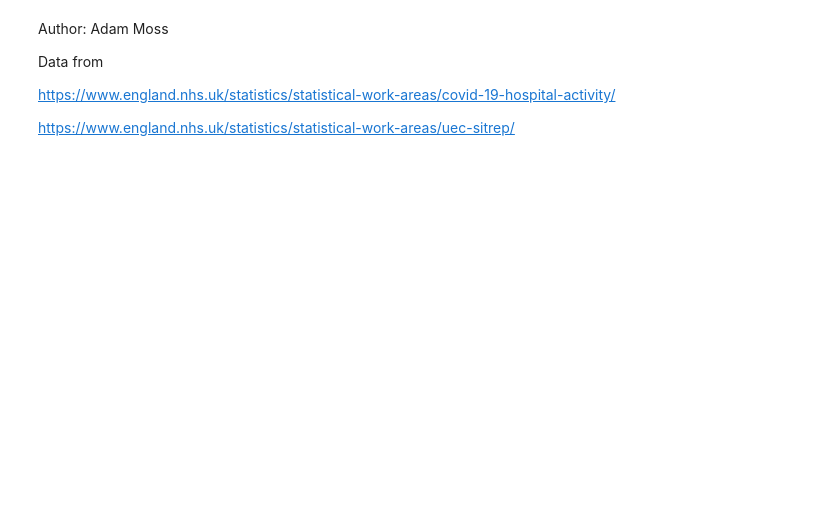
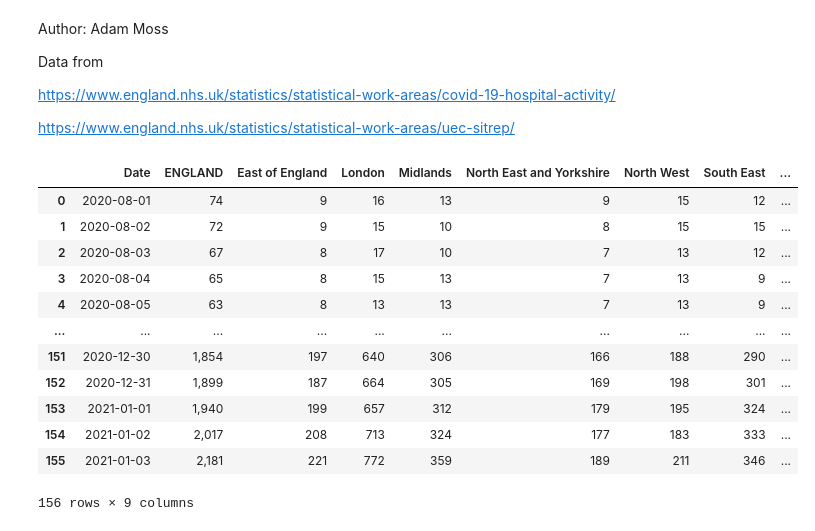
Before and after one commit to adammoss/covid, a Jupyter notebook: icu_occupancy.ipynb, the cells around one changed output. Drawn from its saved outputs; the diff is of its cells as text; code cells hidden in the pictures; blank space fills up the shorter version.

```diff
--- a/icu_occupancy.ipynb
+++ b/icu_occupancy.ipynb
@@ -20,6 +20,22 @@ colors = ['#006FED', '#E03424', 'gray', '#009966', '#000866', '#336600', '#00663
 # %%
 covid_ventilator = pd.read_csv('covid_hospital_activity/ventilator.csv')
 covid_ventilator['Date'] = pd.to_datetime(covid_ventilator['Date'])
+# %%
+covid_ventilator
+# %% [output]
+|  | Date | ENGLAND | East of England | London | Midlands | North East and Yorkshire | North West | South East | ... |
+| 0 | 2020-08-01 | 74 | 9 | 16 | 13 | 9 | 15 | 12 | ... |
+| 1 | 2020-08-02 | 72 | 9 | 15 | 10 | 8 | 15 | 15 | ... |
+| 2 | 2020-08-03 | 67 | 8 | 17 | 10 | 7 | 13 | 12 | ... |
+| 3 | 2020-08-04 | 65 | 8 | 15 | 13 | 7 | 13 | 9 | ... |
+| 4 | 2020-08-05 | 63 | 8 | 13 | 13 | 7 | 13 | 9 | ... |
+| ... | ... | ... | ... | ... | ... | ... | ... | ... | ... |
+| 151 | 2020-12-30 | 1,854 | 197 | 640 | 306 | 166 | 188 | 290 | ... |
+| 152 | 2020-12-31 | 1,899 | 187 | 664 | 305 | 169 | 198 | 301 | ... |
+| 153 | 2021-01-01 | 1,940 | 199 | 657 | 312 | 179 | 195 | 324 | ... |
+| 154 | 2021-01-02 | 2,017 | 208 | 713 | 324 | 177 | 183 | 333 | ... |
+| 155 | 2021-01-03 | 2,181 | 221 | 772 | 359 | 189 | 211 | 346 | ... |
+156 rows × 9 columns
 # %%
 def extract_data(year, occupied, region):
     uec = pd.read_csv('uec_sitrep/' + year + '.csv')
```
Also changed, not shown: parts of 5 cells of this notebook, 17 other files.
